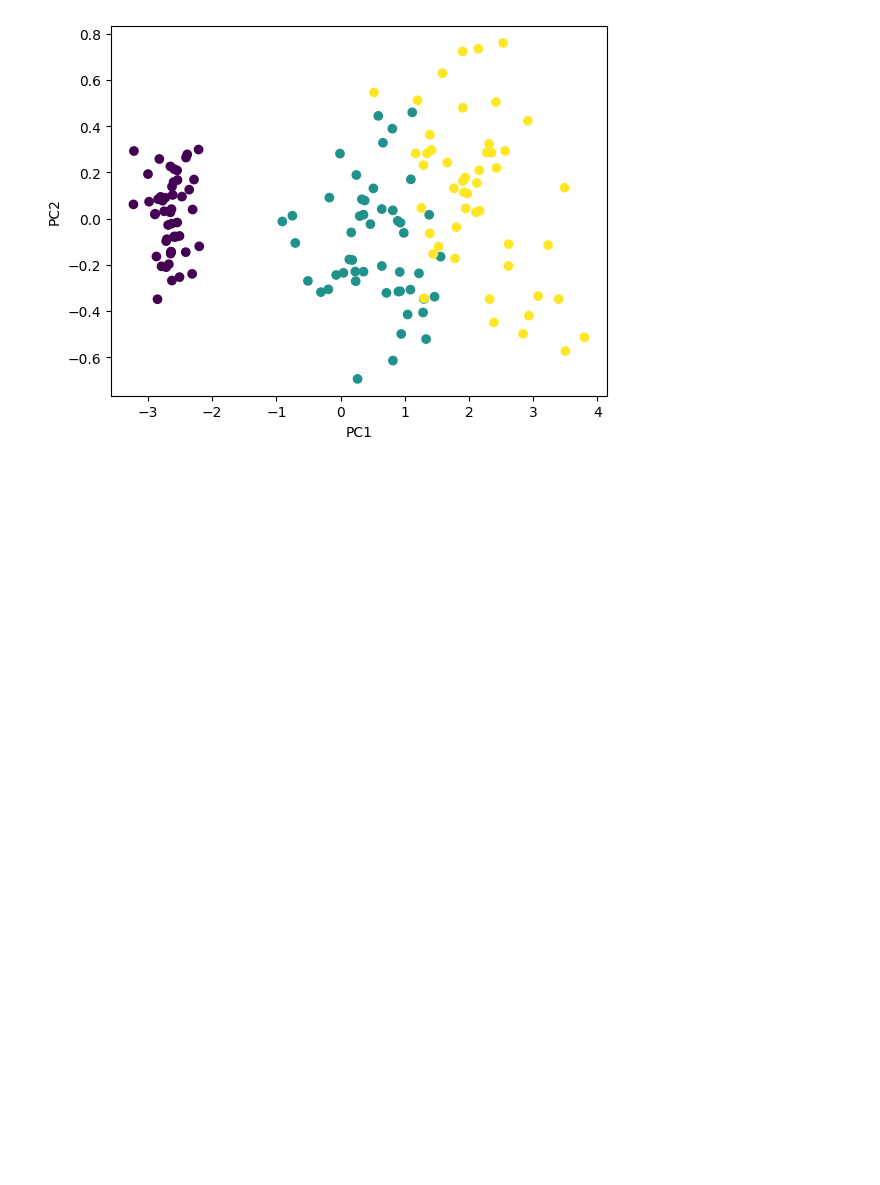
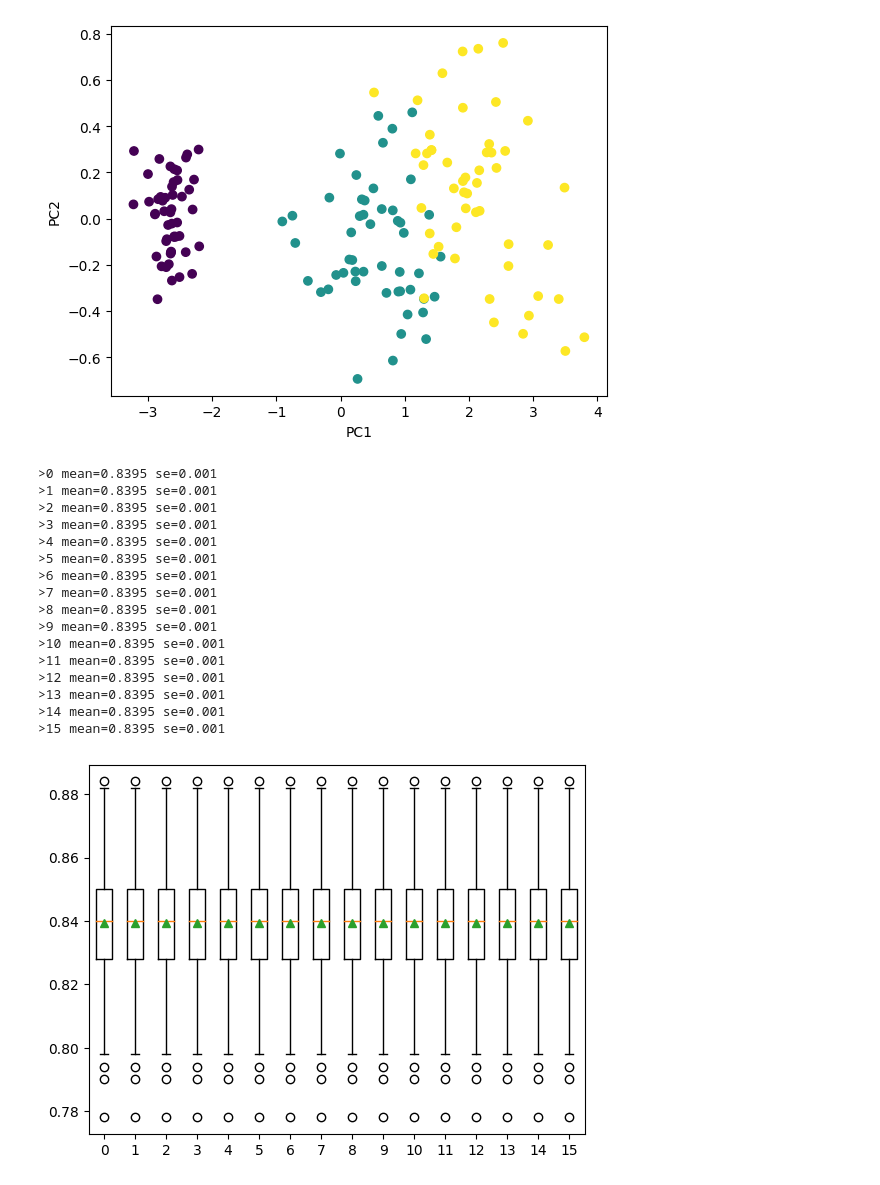
Before and after one commit to Ahmad162539/ML-class-excercise-codes, a Jupyter notebook: 20230419_ml.ipynb, the cells around one changed output. Cells and saved outputs as stored; diff of their text form; code cells hidden in the pictures; blank space fills up the shorter version.

```diff
--- a/20230419_ml.ipynb
+++ b/20230419_ml.ipynb
@@ -137,3 +142,55 @@ plt.show()
   0.28183584  0.02729113  0.32269375  0.1135866   0.29632253  0.29256952
   0.50448266  0.17782509 -0.12189817  0.13048163  0.72325156  0.36290965]
 [figure]
+# %%
+from numpy.ma.core import logical_or
+# compare the number of repeats for repeated k-fold cross-validation
+from scipy.stats import sem     #standard error for a sample using the sem() scipy function.
+from numpy import mean
+from numpy import std
+import numpy as np
+from sklearn.datasets import make_classification
+from sklearn.model_selection import RepeatedKFold
+from sklearn.model_selection import cross_val_score
+from sklearn.linear_model import LogisticRegression
+from matplotlib import pyplot
+
+# X,y = make_classification (n_samples= 10000, n_features= 30, n_informative= 27, n_redundant= 3, random_state= 1)
+
+def evaluate_model (X,y,r):
+  cv = RepeatedKFold (n_splits= 20, n_repeats= 30, random_state=1)
+  model = LogisticRegression()
+  scores = cross_val_score (model,X,y, scoring='accuracy', cv=cv, n_jobs=-1)
+  return scores
+
+X,y = make_classification (n_samples= 10000, n_features= 30, n_informative= 27, n_redundant= 3, random_state= 1)
+
+# repeats = range(1,16)    # [0,15]
+SE = list()
+
+for r in range (16):
+    SC= evaluate_model (X,y,r)
+    print('>%d mean=%.4f se=%.3f' % (r, mean(SC), sem(SC)))
+    SE.append (SC)
+
+# plot the results
+pyplot.boxplot(SE, labels=[str(i) for i in range (16)], showmeans=True)
+pyplot.show()
+# %% [output]
+>0 mean=0.8395 se=0.001
+>1 mean=0.8395 se=0.001
+>2 mean=0.8395 se=0.001
+>3 mean=0.8395 se=0.001
+>4 mean=0.8395 se=0.001
+>5 mean=0.8395 se=0.001
+>6 mean=0.8395 se=0.001
+>7 mean=0.8395 se=0.001
+>8 mean=0.8395 se=0.001
+>9 mean=0.8395 se=0.001
+>10 mean=0.8395 se=0.001
+>11 mean=0.8395 se=0.001
+>12 mean=0.8395 se=0.001
+>13 mean=0.8395 se=0.001
+>14 mean=0.8395 se=0.001
+>15 mean=0.8395 se=0.001
+[figure, added]
```
Also changed, not shown: parts of 7 cells of this notebook.
